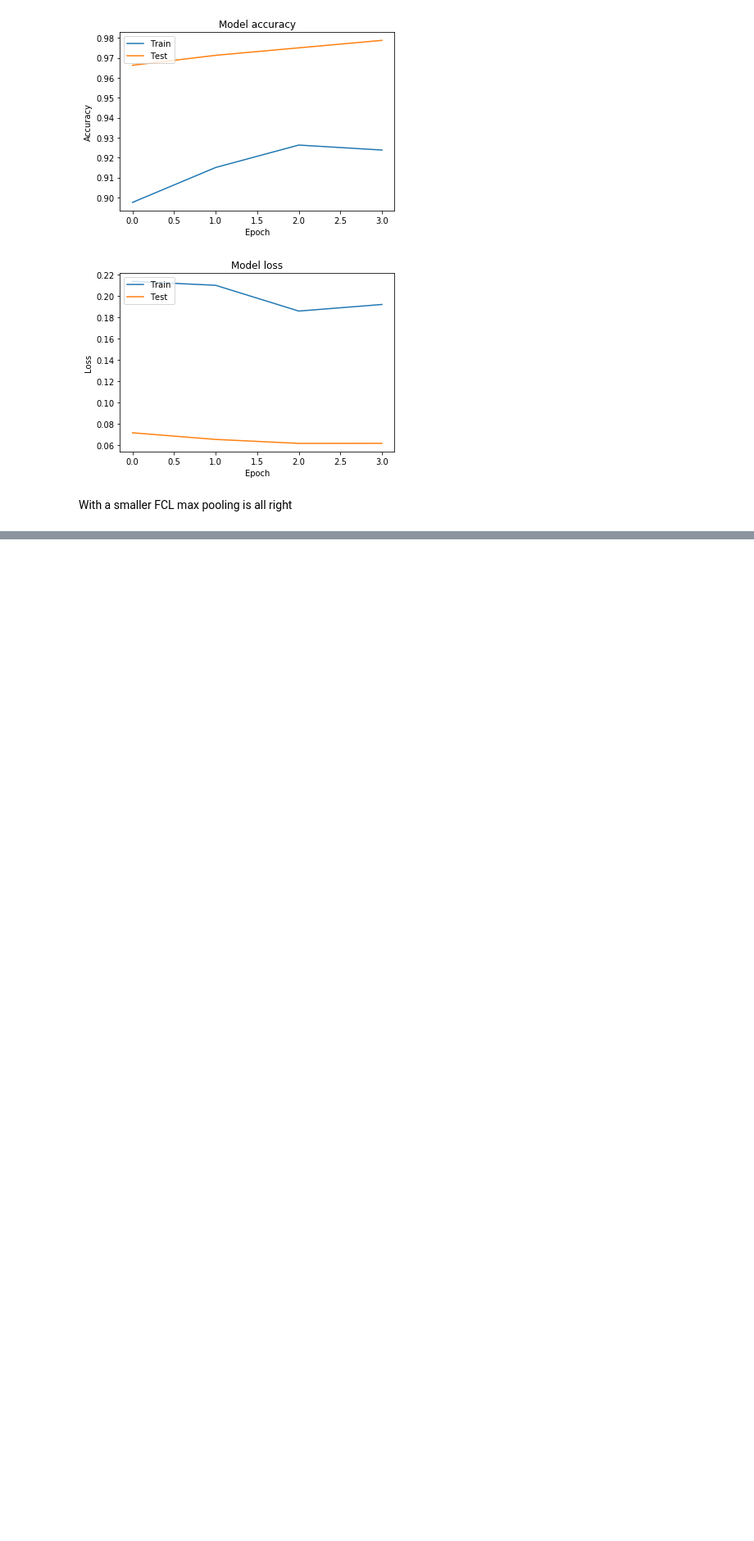
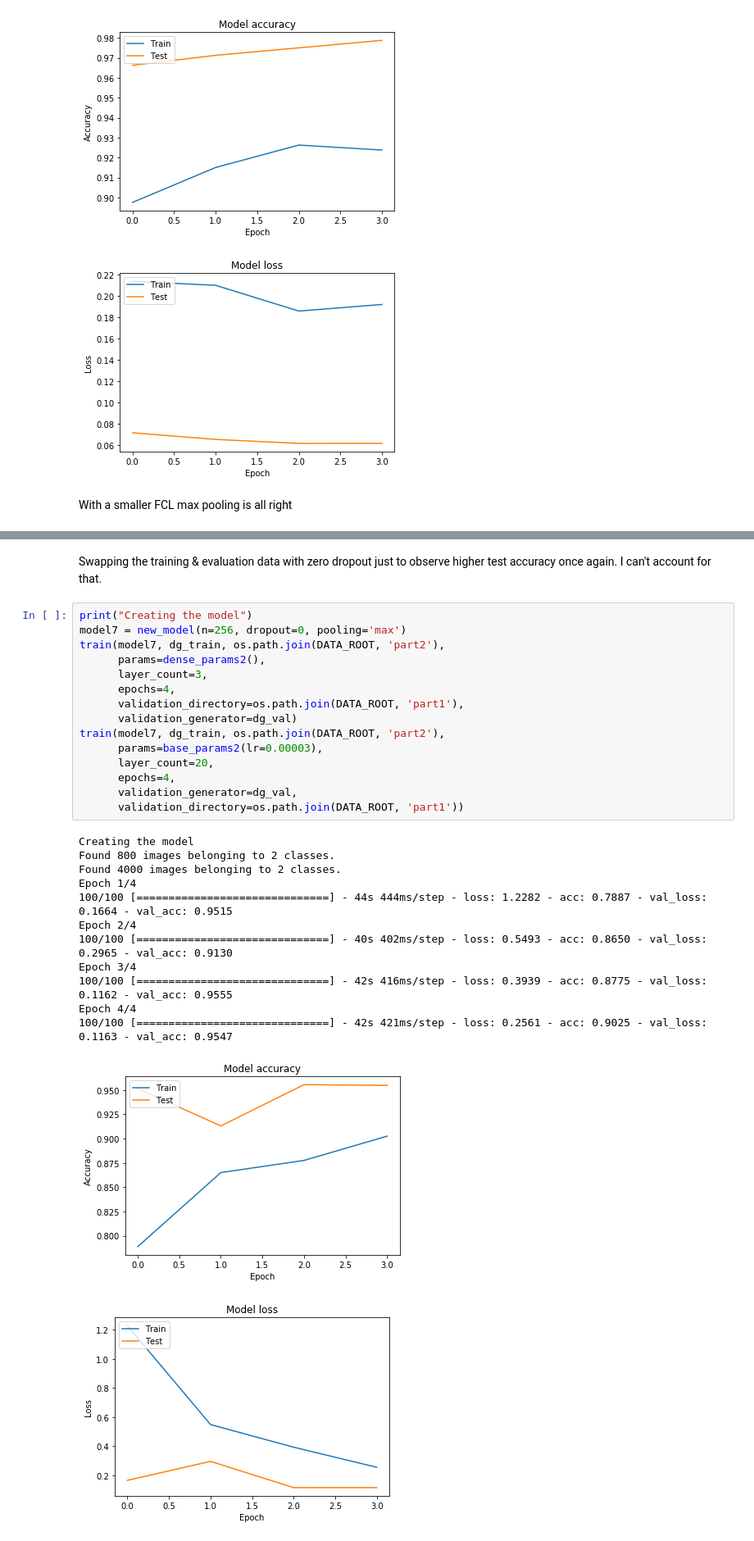
Before and after one commit to quasus/keras1, a Jupyter notebook: cats-and-dogs.ipynb, the cells around one changed output, grey strips where cells are left out. Shown at 82% size. Drawn from its saved outputs; the diff is of its cells as text; blank space fills up the shorter version.

Commit message:
Swapping training & validation data

```diff
--- a/cats-and-dogs.ipynb
+++ b/cats-and-dogs.ipynb
@@ -409,0 +410,31 @@ Epoch 4/4
+# %% [markdown]
+Swapping the training & evaluation data with zero dropout just to observe higher test accuracy once again.  I can't account for that.
+# %%
+print("Creating the model")
+model7 = new_model(n=256, dropout=0, pooling='max')
+train(model7, dg_train, os.path.join(DATA_ROOT, 'part2'),
+      params=dense_params2(),
+      layer_count=3,
+      epochs=4,
+      validation_directory=os.path.join(DATA_ROOT, 'part1'),
+      validation_generator=dg_val)
+train(model7, dg_train, os.path.join(DATA_ROOT, 'part2'),
+      params=base_params2(lr=0.00003),
+      layer_count=20,
+      epochs=4,
+      validation_generator=dg_val,
+      validation_directory=os.path.join(DATA_ROOT, 'part1'))
+# %% [output]
+Creating the model
+Found 800 images belonging to 2 classes.
+Found 4000 images belonging to 2 classes.
+Epoch 1/4
+100/100 [==============================] - 44s 444ms/step - loss: 1.2282 - acc: 0.7887 - val_loss: 0.1664 - val_acc: 0.9515
+Epoch 2/4
+100/100 [==============================] - 40s 402ms/step - loss: 0.5493 - acc: 0.8650 - val_loss: 0.2965 - val_acc: 0.9130
+Epoch 3/4
+100/100 [==============================] - 42s 416ms/step - loss: 0.3939 - acc: 0.8775 - val_loss: 0.1162 - val_acc: 0.9555
+Epoch 4/4
+100/100 [==============================] - 42s 421ms/step - loss: 0.2561 - acc: 0.9025 - val_loss: 0.1163 - val_acc: 0.9547
+[figure, added]
+[figure, added]
```
Also changed, not shown: parts of 2 cells of this notebook.
